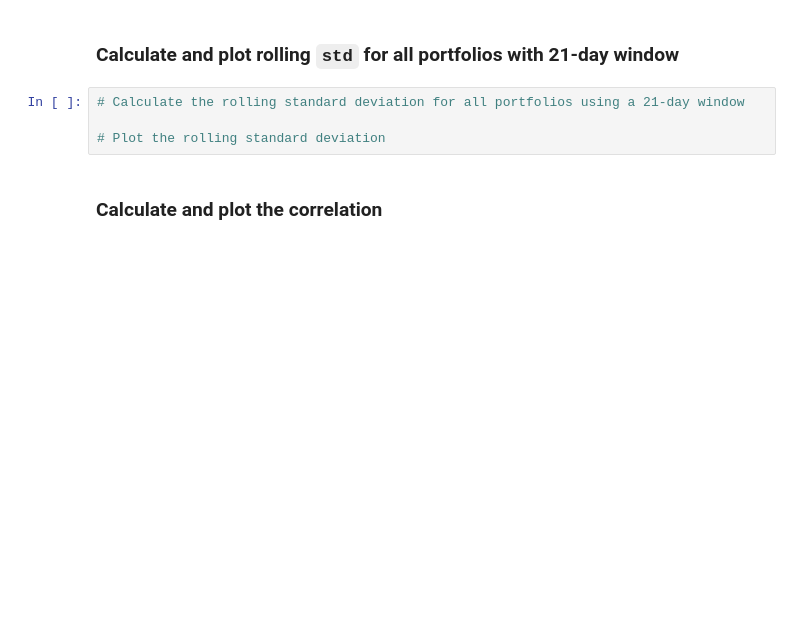
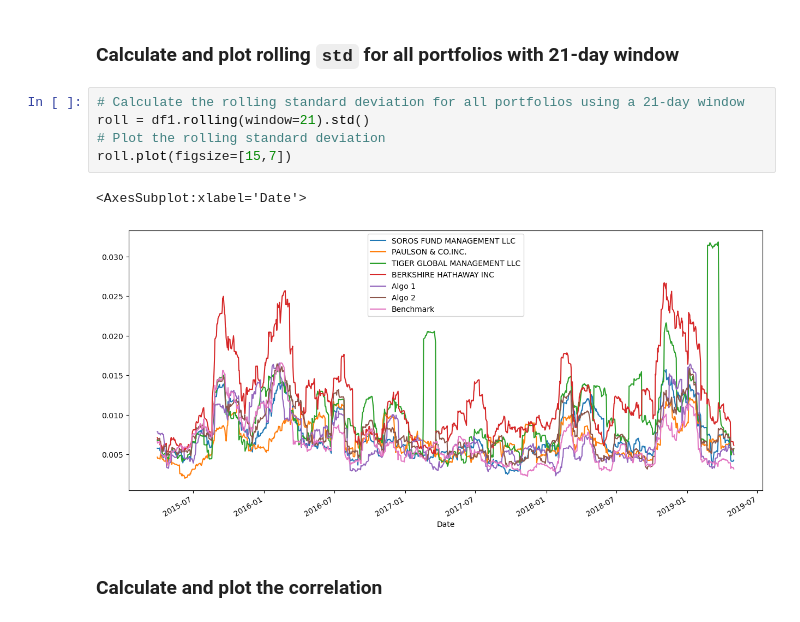
Before and after one commit to lowvoljono/Fintech, a Jupyter notebook: task_after_ramen/whale_analysis.ipynb, the cells around one changed output. Saved outputs shown, nothing was run; the diff lists cells and outputs as text; blank space fills up the shorter version.

```diff
--- a/task_after_ramen/whale_analysis.ipynb
+++ b/task_after_ramen/whale_analysis.ipynb
@@ -252,8 +273,12 @@ Risk changes over time. Analyze the rolling statistics for Risk and Beta.
 ### Calculate and plot rolling `std` for all portfolios with 21-day window
 # %%
 # Calculate the rolling standard deviation for all portfolios using a 21-day window
-
+roll = df1.rolling(window=21).std()
 # Plot the rolling standard deviation
+roll.plot(figsize=[15,7])
+# %% [output]
+<AxesSubplot:xlabel='Date'>
+[figure, added]
 # %% [markdown]
 ### Calculate and plot the correlation
 # %%
```
Also changed, not shown: parts of 40 cells of this notebook, 3 other files.
